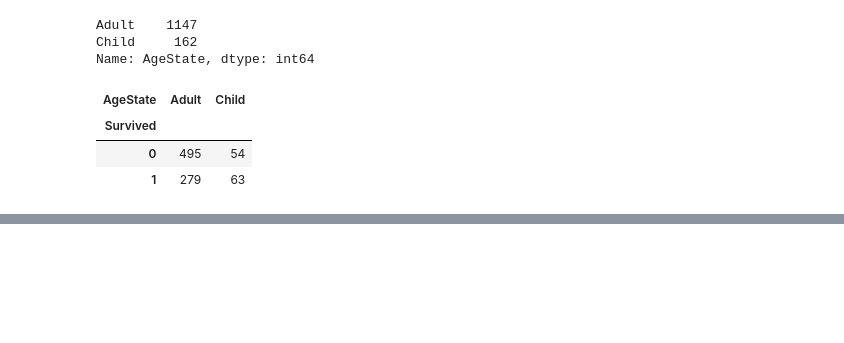
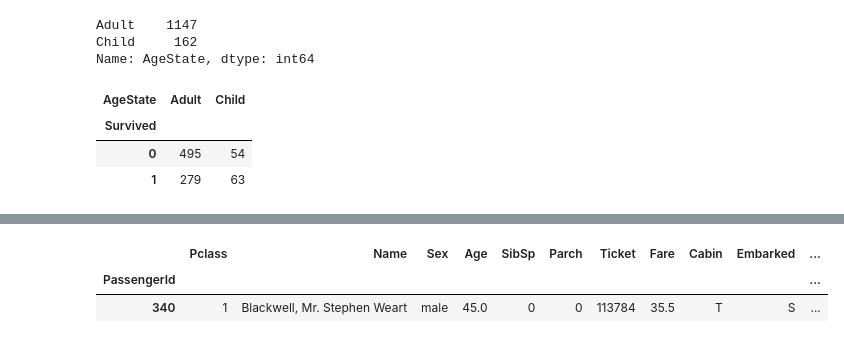
Before and after one commit to Hariru4/titanic_challenge, a Jupyter notebook: Notebooks/1.0_data_exploration.ipynb, the cells around one changed output, grey strips where cells are left out. Saved outputs shown, nothing was run; the diff lists cells and outputs as text; code cells hidden in the pictures; blank space fills up the shorter version.

```diff
--- a/Notebooks/1.0_data_exploration.ipynb
+++ b/Notebooks/1.0_data_exploration.ipynb
@@ -620,0 +648,2 @@ pd.crosstab(full_df[full_df.Survived != -4].Survived,full_df[full_df.Survived !=
+# %%
+full_df['isMom'] = np.where(((full_df.Sex =='female')&(full_df.Parch >0)&(full_df.Age > 18)&(full_df.Title != 'Miss')),1,0)
@@ -620,0 +679,6 @@ pd.crosstab(full_df[full_df.Survived != -4].Survived,full_df[full_df.Survived !=
+# %%
+full_df.loc[full_df.Cabin == 'T']
+# %% [output]
+|  | Pclass | Name | Sex | Age | SibSp | Parch | Ticket | Fare | Cabin | Embarked | ... |
+| PassengerId |  |  |  |  |  |  |  |  |  |  | ... |
+| 340 | 1 | Blackwell, Mr. Stephen Weart | male | 45.0 | 0 | 0 | 113784 | 35.5 | T | S | ... |
```
Also changed, not shown: parts of 31 cells of this notebook, 2 other files.
